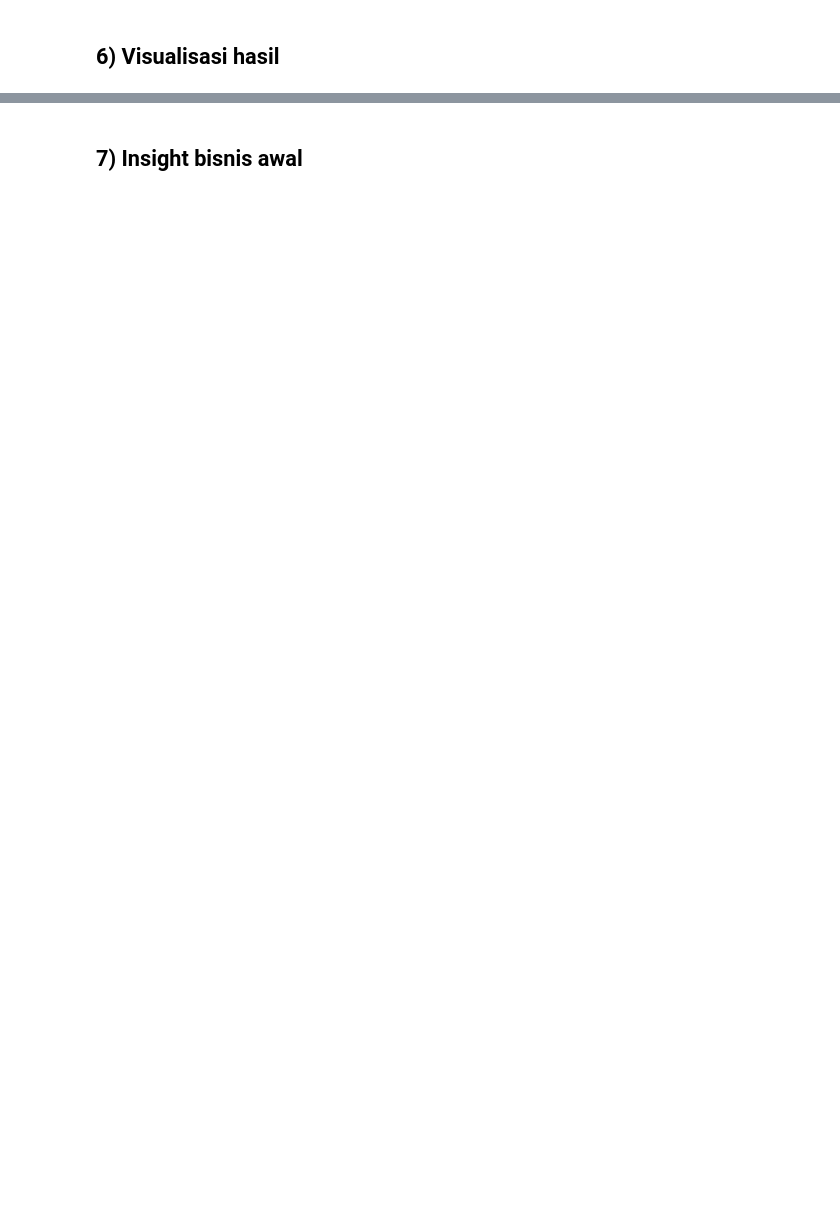
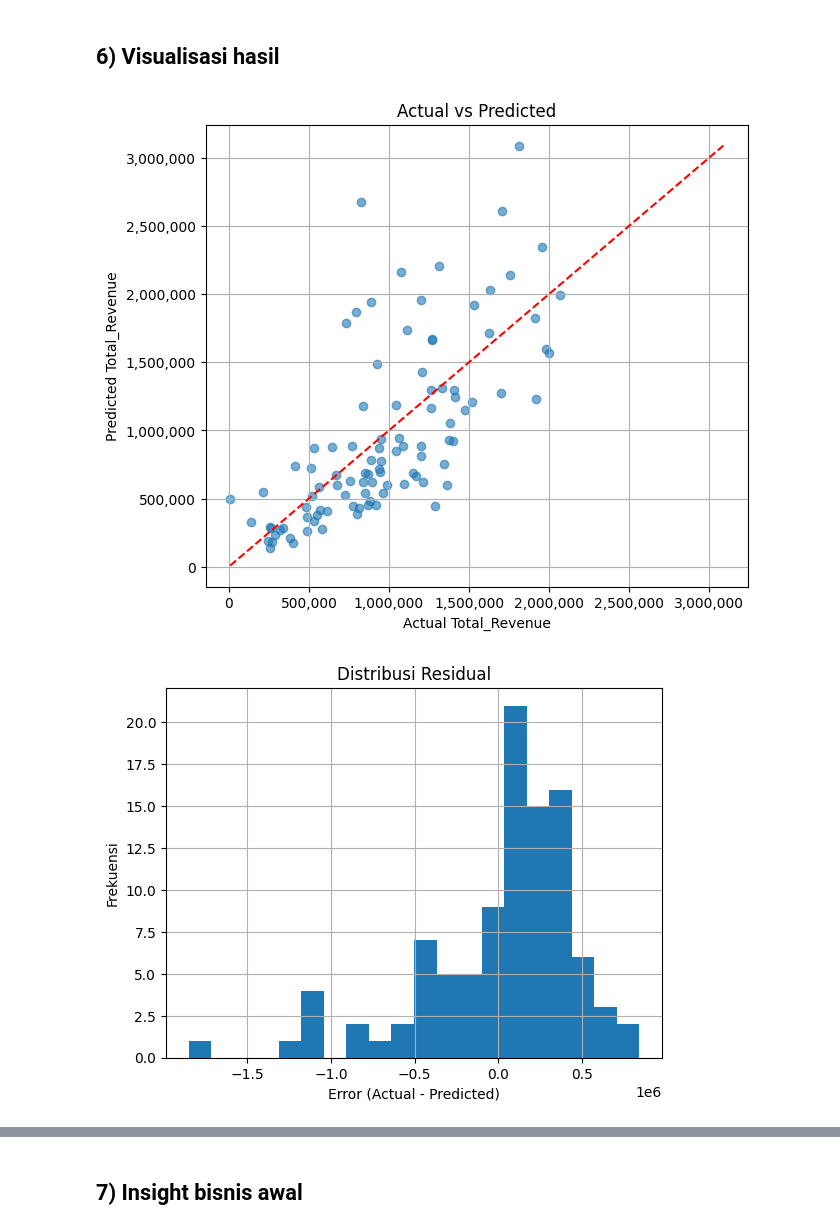
Before and after one commit to AriefMade/ANN_Prediksi_Pendapatan-dari-tipe-pelanggan, a Jupyter notebook: ANN_Business_Intelligence_Starter.ipynb, the cells around one changed output, grey strips where cells are left out. Cells and saved outputs as stored; diff of their text form; code cells hidden in the pictures; blank space fills up the shorter version.

```diff
--- a/ANN_Business_Intelligence_Starter.ipynb
+++ b/ANN_Business_Intelligence_Starter.ipynb
@@ -118,12 +198,18 @@ history = model.fit(
 # %% [markdown]
 ## 5) Evaluasi model (MAE, RMSE, R²)
 # %%
-y_pred = model.predict(X_test_prep).ravel()
+y_pred_transformed = model.predict(X_test_prep)
+y_pred = np.expm1(y_pred_transformed).ravel()
 
-mae = mean_absolute_error(y_test, y_pred)
-rmse = np.sqrt(mean_squared_error(y_test, y_pred))
-r2 = r2_score(y_test, y_pred)
+y_test_asli = y_test.values if hasattr(y_test, 'values') else y_test
 
-print(f'MAE : {mae:,.2f}')
-print(f'RMSE: {rmse:,.2f}')
-print(f'R²  : {r2:.4f}')
+mae = mean_absolute_error(y_test_asli, y_pred)
+rmse = np.sqrt(mean_squared_error(y_test_asli, y_pred))
+r2 = r2_score(y_test_asli, y_pred)
+mape = mean_absolute_percentage_error(y_test_asli, y_pred)
+
+print("\n--- HASIL EVALUASI MODEL ---")
+print(f"MAE  : Rp {mae:,.2f}")
+print(f"RMSE : Rp {rmse:,.2f}")
+print(f"R²   : {r2:.4f}")
+print(f"MAPE : {mape:.2%}")
@@ -131,21 +225,25 @@ print(f'R²  : {r2:.4f}')
 ## 6) Visualisasi hasil
 # %%
 plt.figure(figsize=(7, 6))
-plt.scatter(y_test, y_pred, alpha=0.6)
-min_val = min(y_test.min(), y_pred.min())
-max_val = max(y_test.max(), y_pred.max())
+plt.scatter(y_test_asli, y_pred, alpha=0.6)
+min_val = min(y_test_asli.min(), y_pred.min())
+max_val = max(y_test_asli.max(), y_pred.max())
 plt.plot([min_val, max_val], [min_val, max_val], 'r--')
 plt.xlabel('Actual Total_Revenue')
 plt.ylabel('Predicted Total_Revenue')
 plt.title('Actual vs Predicted')
 plt.grid(True)
+plt.gca().xaxis.set_major_formatter(StrMethodFormatter('{x:,.0f}'))
+plt.gca().yaxis.set_major_formatter(StrMethodFormatter('{x:,.0f}'))
 plt.show()
 
-residuals = y_test - y_pred
-plt.figure(figsize=(7, 4))
+residuals = y_test_asli - y_pred
 plt.hist(residuals, bins=20)
 plt.title('Distribusi Residual')
 plt.xlabel('Error (Actual - Predicted)')
 plt.ylabel('Frekuensi')
 plt.grid(True)
 plt.show()
+# %% [output]
+[figure, added]
+[figure, added]
```
Also changed, not shown: parts of 7 cells of this notebook, 1 other file.
